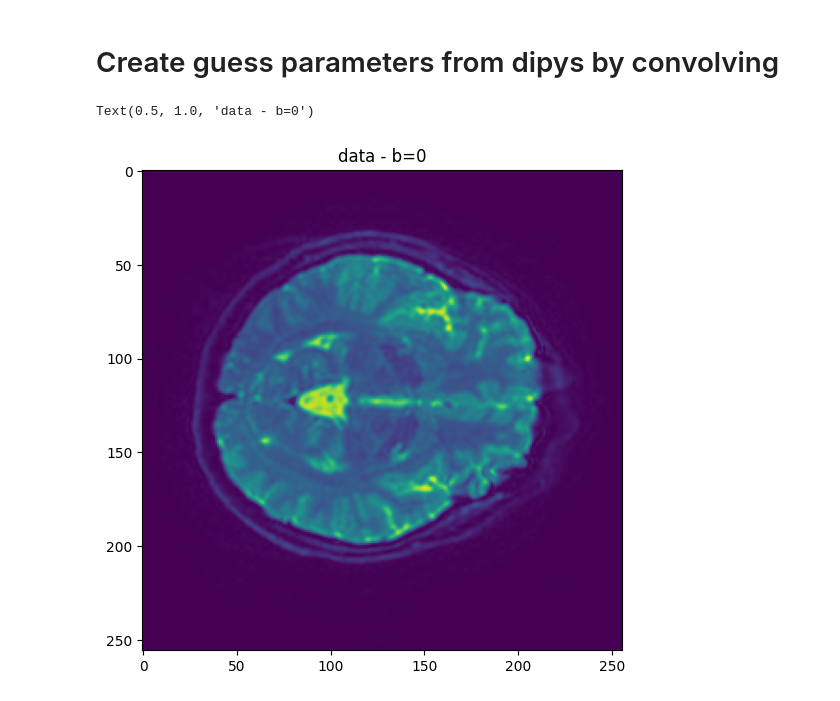
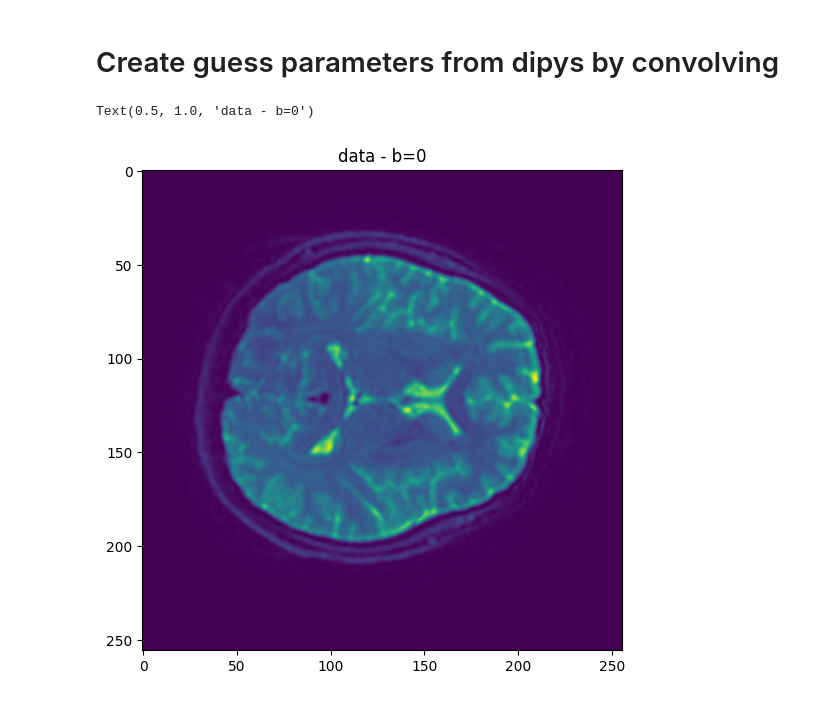
Before and after one commit to turbotage/pycompute, a Jupyter notebook: test_optimize.ipynb, the cells around one changed output. Drawn from its saved outputs; the diff is of its cells as text; code cells hidden in the pictures.

```diff
--- a/test_optimize.ipynb
+++ b/test_optimize.ipynb
@@ -23,7 +23,7 @@ from dipy.core.gradients import gradient_table
 fraw,fbval,fbvec = get_fnames('ivim')
 
 _, affine = load_nifti(fraw)
-data = np.float32(load_nifti_data(fraw))
+data = np.float32(load_nifti_data(fraw))[:,:,15:35,:]
 bvals, bvecs = read_bvals_bvecs(fbval, fbvec)
 gtab = gradient_table(bvals, bvecs, b0_threshold=0)
 
@@ -48,7 +48,7 @@ if redo_pars_t:
     save_nifti('pars_dipy.nii', pars_t, affine)
 
 pars_dipy, affine = load_nifti('pars_dipy.nii')
-pars_dipy = np.float32(pars_dipy)
+pars_dipy = np.float32(pars_dipy)[:,:,15:35,:]
 
 lower_bound = np.float32(np.ascontiguousarray(
                 np.tile(
@@ -62,11 +62,11 @@ upper_bound = np.float32(np.ascontiguousarray(
 # %%
 fig1 = plt.figure()
 ax1 = fig1.add_axes([0,0,1,1])
-ax1.imshow(np.reshape(data, data_shape)[:,:,25,0])
+ax1.imshow(np.reshape(data, data_shape)[:,:,15,0])
 ax1.set_title('data - b=0')
 # %% [output]
 Text(0.5, 1.0, 'data - b=0')
-[figure, old version]
+[figure, new version]
 # %%
 
 kernel_size = 5
```
Also changed, not shown: parts of 12 cells of this notebook, 12 other files.
